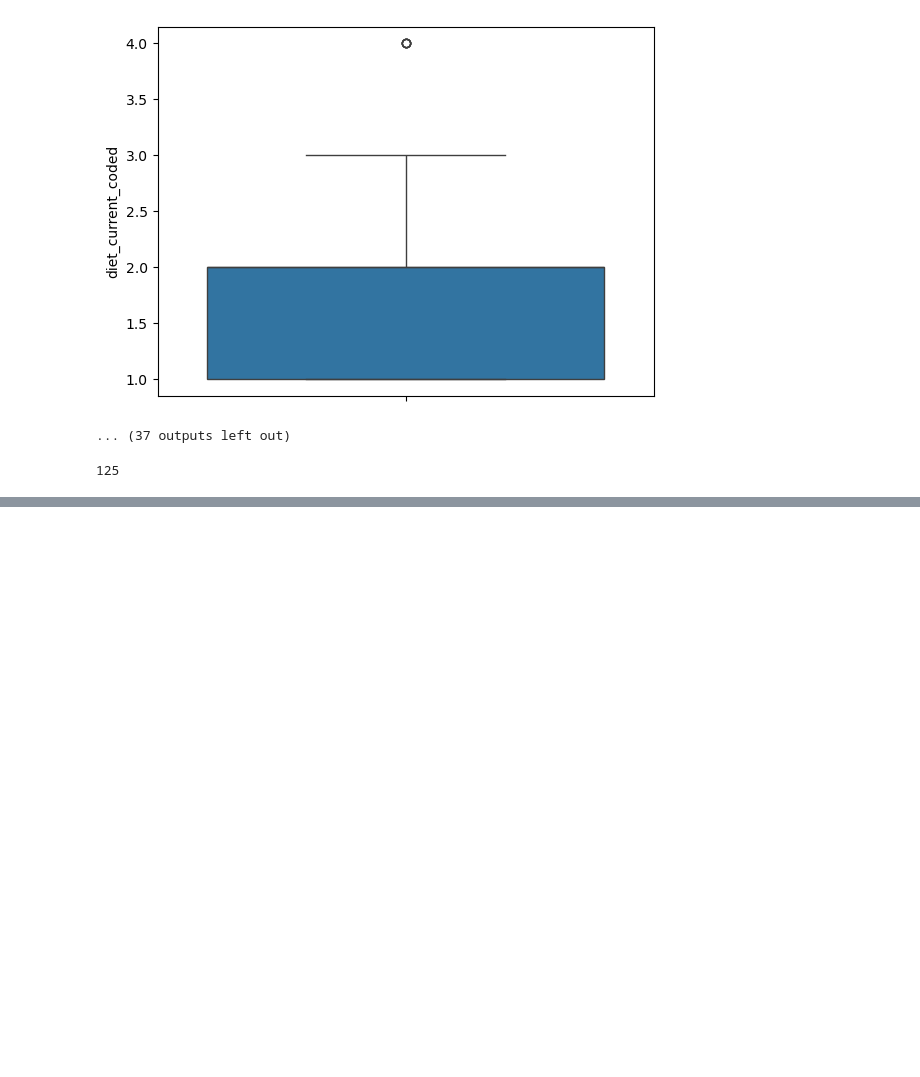
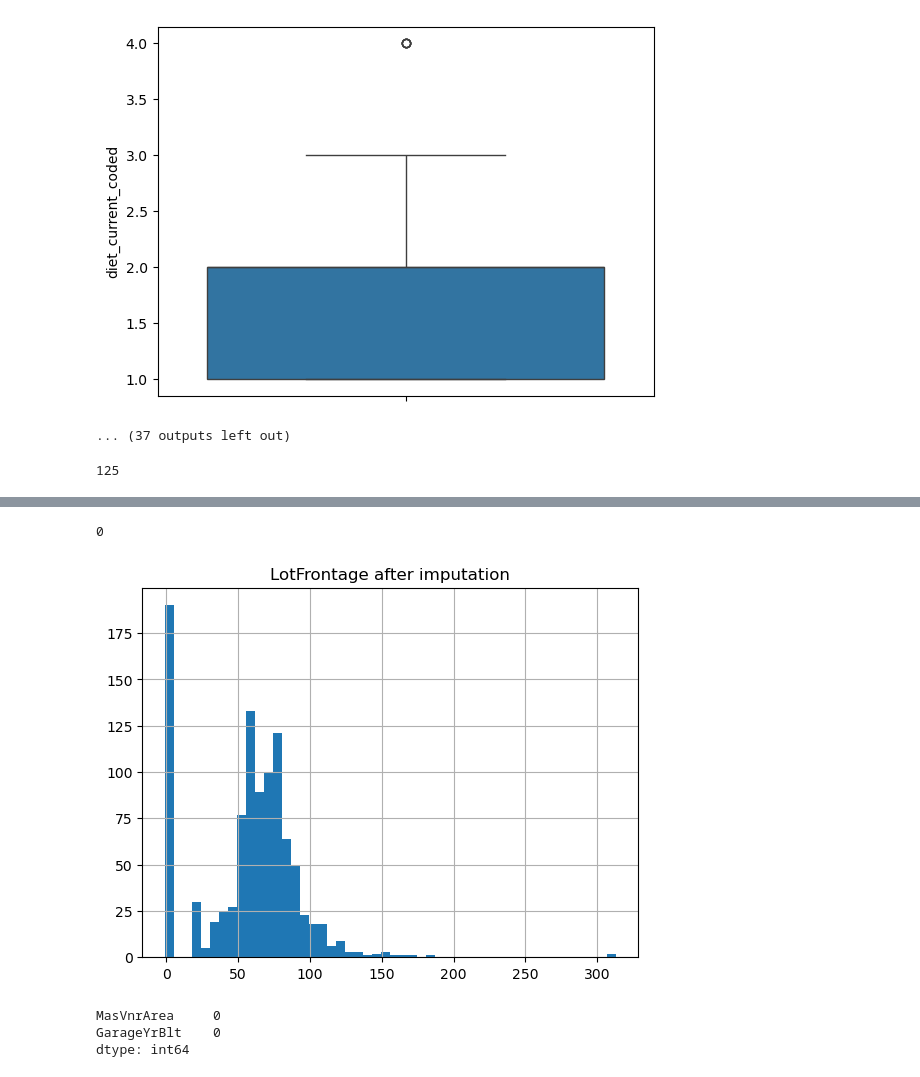
Before and after one commit to Ardavaa/week3, a Jupyter notebook: main.ipynb, the cells around one changed output, grey strips where cells are left out. Cells and saved outputs as stored; diff of their text form; code cells hidden in the pictures; blank space fills up the shorter version.

```diff
--- a/main.ipynb
+++ b/main.ipynb
@@ -1302,0 +1574,38 @@ len(df_fdc)
+# %%
+imputer = ArbitraryNumberImputer(
+    arbitrary_number= -1,
+    variables=['LotFrontage'],
+)
+
+imputer.fit(X_train)
+
+X_train = imputer.transform(X_train)
+X_test = imputer.transform(X_test)
+
+X_train['LotFrontage'].isna().sum()
+# %% [output]
+0
+# %%
+X_train['LotFrontage'].hist(bins=50)
+plt.title('LotFrontage after imputation')
+plt.show()
+# %% [output]
+[figure, added]
+# %%
+# Median Imputation for MasVnrArea and GarageYrBlt
+
+imputer = MeanMedianImputer(
+    imputation_method='median',
+    variables=['MasVnrArea', 'GarageYrBlt'],
+)
+
+imputer.fit(X_train)
+
+X_train = imputer.transform(X_train)
+X_test = imputer.transform(X_test)
+
+X_train[imputer.variables_].isna().sum()
+# %% [output]
+MasVnrArea     0
+GarageYrBlt    0
+dtype: int64
```
Also changed, not shown: parts of 60 cells of this notebook, 4 other files.
